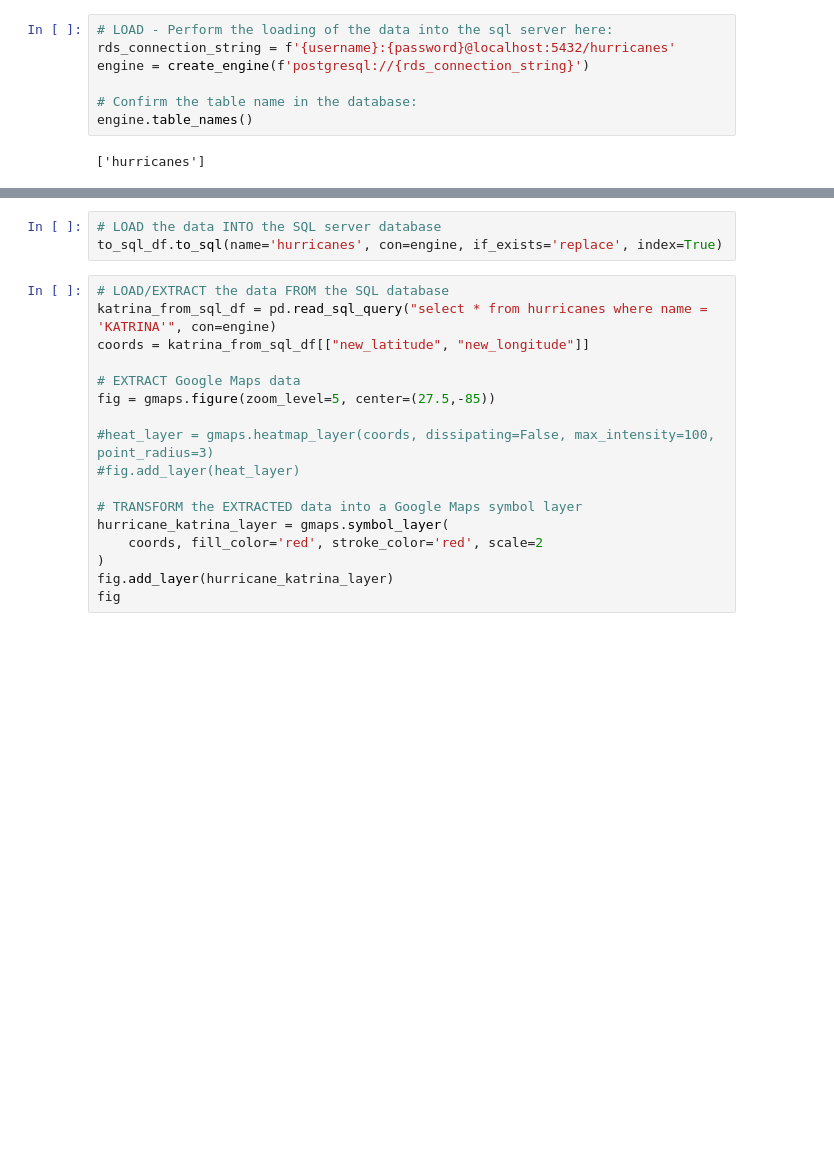
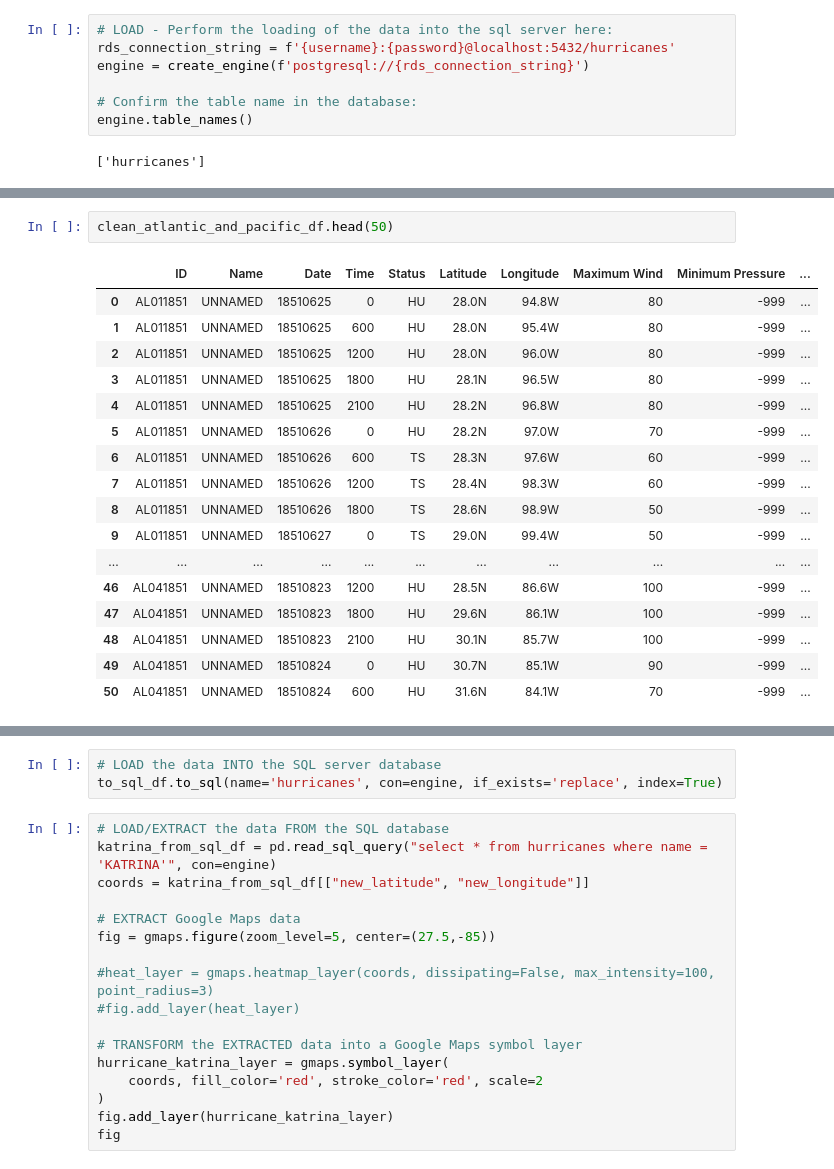
Before and after one commit to csadlo/Hurricanes, a Jupyter notebook: hurricane.ipynb, the cells around one changed output, grey strips where cells are left out. Saved outputs shown, nothing was run; the diff lists cells and outputs as text; blank space fills up the shorter version.

```diff
--- a/hurricane.ipynb
+++ b/hurricane.ipynb
@@ -289,0 +350,20 @@ Index(['ID', 'Name', 'Date', 'Time', 'Status', 'Latitude', 'Longitude',
+# %%
+clean_atlantic_and_pacific_df.head(50)
+# %% [output]
+|  | ID | Name | Date | Time | Status | Latitude | Longitude | Maximum Wind | Minimum Pressure | ... |
+| 0 | AL011851 | UNNAMED | 18510625 | 0 | HU | 28.0N | 94.8W | 80 | -999 | ... |
+| 1 | AL011851 | UNNAMED | 18510625 | 600 | HU | 28.0N | 95.4W | 80 | -999 | ... |
+| 2 | AL011851 | UNNAMED | 18510625 | 1200 | HU | 28.0N | 96.0W | 80 | -999 | ... |
+| 3 | AL011851 | UNNAMED | 18510625 | 1800 | HU | 28.1N | 96.5W | 80 | -999 | ... |
+| 4 | AL011851 | UNNAMED | 18510625 | 2100 | HU | 28.2N | 96.8W | 80 | -999 | ... |
+| 5 | AL011851 | UNNAMED | 18510626 | 0 | HU | 28.2N | 97.0W | 70 | -999 | ... |
+| 6 | AL011851 | UNNAMED | 18510626 | 600 | TS | 28.3N | 97.6W | 60 | -999 | ... |
+| 7 | AL011851 | UNNAMED | 18510626 | 1200 | TS | 28.4N | 98.3W | 60 | -999 | ... |
+| 8 | AL011851 | UNNAMED | 18510626 | 1800 | TS | 28.6N | 98.9W | 50 | -999 | ... |
+| 9 | AL011851 | UNNAMED | 18510627 | 0 | TS | 29.0N | 99.4W | 50 | -999 | ... |
+| ... | ... | ... | ... | ... | ... | ... | ... | ... | ... | ... |
+| 46 | AL041851 | UNNAMED | 18510823 | 1200 | HU | 28.5N | 86.6W | 100 | -999 | ... |
+| 47 | AL041851 | UNNAMED | 18510823 | 1800 | HU | 29.6N | 86.1W | 100 | -999 | ... |
+| 48 | AL041851 | UNNAMED | 18510823 | 2100 | HU | 30.1N | 85.7W | 100 | -999 | ... |
+| 49 | AL041851 | UNNAMED | 18510824 | 0 | HU | 30.7N | 85.1W | 90 | -999 | ... |
+| 50 | AL041851 | UNNAMED | 18510824 | 600 | HU | 31.6N | 84.1W | 70 | -999 | ... |
```
Also changed, not shown: parts of 21 cells of this notebook, 8 other files.
